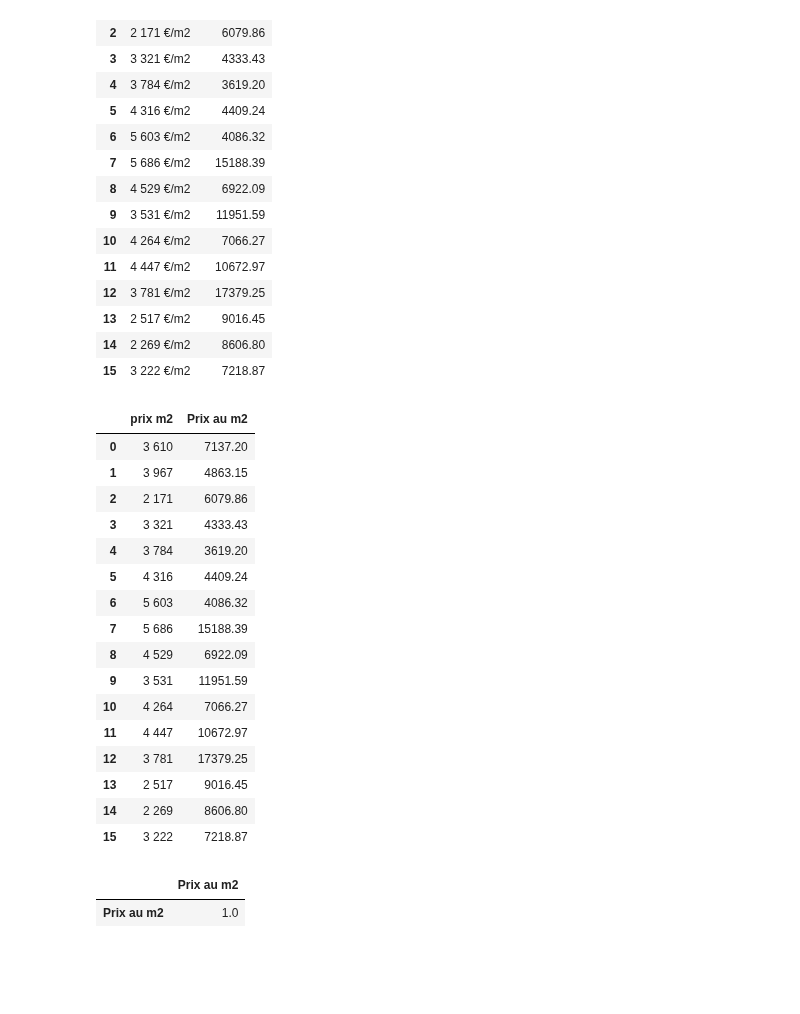
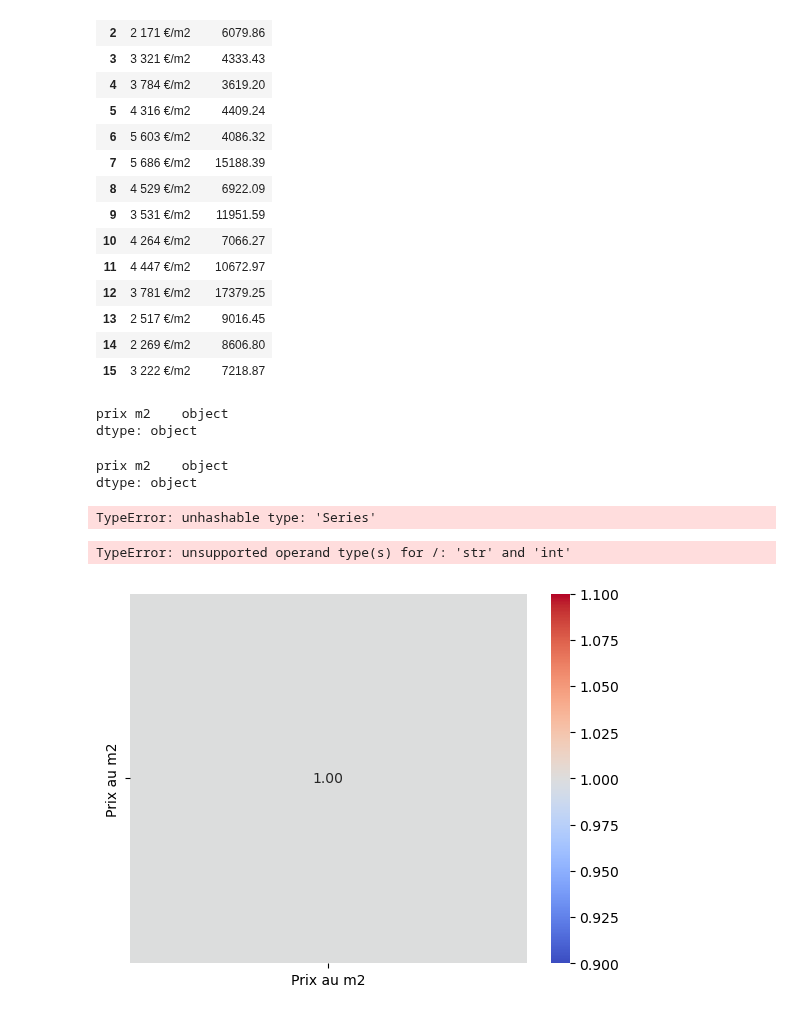
Before and after one commit to nkhenissi/pyhton-for-the-data-scientist, a Jupyter notebook: Statdes.ipynb, the cells around one changed output. Saved outputs shown, nothing was run; the diff lists cells and outputs as text; code cells hidden in the pictures; blank space fills up the shorter version.

```diff
--- a/Statdes.ipynb
+++ b/Statdes.ipynb
@@ -141,30 +141,26 @@ pd.DataFrame(dfmix)
 # %%
 dff=pd.DataFrame(dfmix['prix m2'].str.split('€', expand=True)[0])
 dff=dff.rename(columns={0:'prix m2'})
+dff.dtypes
+# %% [output]
+prix m2    object
+dtype: object
+# %%
+dfff=pd.DataFrame(dff['prix m2'].str.replace(' ',''))
+dfff
+# %% [output]
+prix m2    object
+dtype: object
 # %%
-dfmix=pd.concat([dff,DVFmoy['Prix au m2']], axis=1)
+dfmix=pd.concat([dff,DVFmoy['Prix au m2']], axis=1).astype({dff['prix m2']:float})
 dfmix
 # %% [output]
-|  | prix m2 | Prix au m2 |
-| 0 | 3 610 | 7137.20 |
-| 1 | 3 967 | 4863.15 |
-| 2 | 2 171 | 6079.86 |
-| 3 | 3 321 | 4333.43 |
-| 4 | 3 784 | 3619.20 |
-| 5 | 4 316 | 4409.24 |
-| 6 | 5 603 | 4086.32 |
-| 7 | 5 686 | 15188.39 |
-| 8 | 4 529 | 6922.09 |
-| 9 | 3 531 | 11951.59 |
-| 10 | 4 264 | 7066.27 |
-| 11 | 4 447 | 10672.97 |
-| 12 | 3 781 | 17379.25 |
-| 13 | 2 517 | 9016.45 |
-| 14 | 2 269 | 8606.80 |
-| 15 | 3 222 | 7218.87 |
+TypeError: unhashable type: 'Series'
+# %%
+dfmix['prix m2'].corr(dfmix['Prix au m2'])
+# %% [output]
+TypeError: unsupported operand type(s) for /: 'str' and 'int'
 # %%
-corr_dfmix=.corr()
-corr_dfmix
+Corr = sns.heatmap(dfmix.corr(), cmap='coolwarm', annot=True, fmt=".2f")
 # %% [output]
-|  | Prix au m2 |
-| Prix au m2 | 1.0 |
+[figure, added]
```
